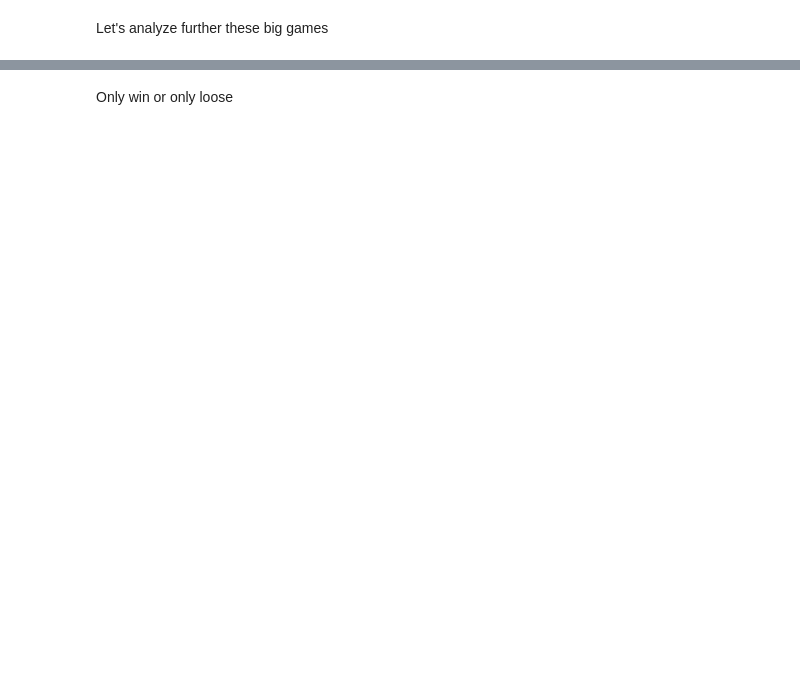
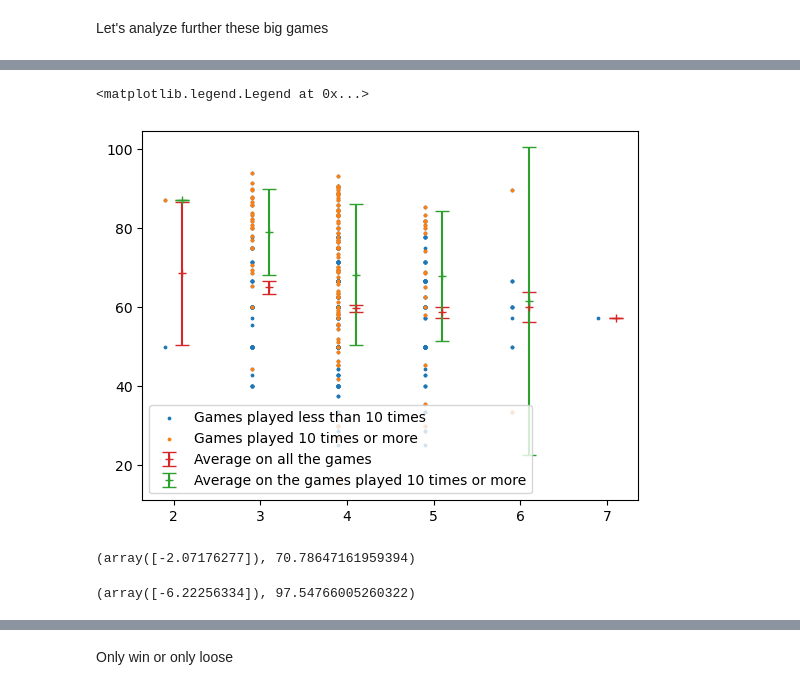
Before and after one commit to epfl-ada/ada-2024-project-outlier-1, a Jupyter notebook: part1_analysis.ipynb, the cells around one changed output, grey strips where cells are left out. Saved outputs shown, nothing was run; the diff lists cells and outputs as text; code cells hidden in the pictures; blank space fills up the shorter version.

```diff
--- a/part1_analysis.ipynb
+++ b/part1_analysis.ipynb
@@ -450,0 +471,36 @@ plt.legend();
+# %%
+# np.histogram2d(stats_games['shortest_path'], stats_games['percentage_success'])
+# plt.hist2d(stats_games['shortest_path'], stats_games['percentage_success'])
+ms=3; cp=5; gap=0.1
+plt.scatter(stats_games['shortest_path']-gap, stats_games['percentage_success'], s=ms, label=f'Games played less than {num_games} times')
+plt.scatter(stats_big_games['shortest_path']-gap, stats_big_games['percentage_success'], s=ms, label=f'Games played {num_games} times or more')
+
+plt.errorbar(np.arange(stats_games['shortest_path'].min(), stats_games['shortest_path'].max()+1)+gap,
+             stats_games[['percentage_success', 'shortest_path']].groupby('shortest_path').mean().values.flatten(),
+             yerr=stats_games[['percentage_success', 'shortest_path']].groupby('shortest_path').sem().fillna(0).values.flatten()*1.96/2,
+             linestyle='', marker='+', markersize=ms*2, capsize=cp, color='tab:red', label='Average on all the games')
+
+plt.errorbar(np.arange(stats_big_games['shortest_path'].min(), stats_big_games['shortest_path'].max()+1)+gap,
+             stats_big_games[['percentage_success', 'shortest_path']].groupby('shortest_path').mean().values.flatten(),
+             yerr=stats_big_games[['percentage_success', 'shortest_path']].groupby('shortest_path').std().fillna(0).values.flatten()*1.96/2,
+             linestyle='', marker='+', markersize=ms*2, capsize=cp, color='tab:green', label=f'Average on the games played {num_games} times or more')
+
+plt.xticks()
+plt.legend()
+# %% [output]
+<matplotlib.legend.Legend at 0x...>
+[figure, added]
+# %%
+from sklearn.linear_model import LinearRegression
+
+linReg = LinearRegression()
+linReg.fit(np.arange(stats_games['shortest_path'].min(), stats_games['shortest_path'].max()+1).reshape(-1, 1), stats_games[['percentage_success', 'shortest_path']].groupby('shortest_path').mean().values.flatten())
+linReg.coef_, linReg.intercept_
+# %% [output]
+(array([-2.07176277]), 70.78647161959394)
+# %%
+linReg = LinearRegression()
+linReg.fit(np.arange(stats_big_games['shortest_path'].min(), stats_big_games['shortest_path'].max()+1).reshape(-1, 1), stats_big_games[['percentage_success', 'shortest_path']].groupby('shortest_path').mean().values.flatten())
+linReg.coef_, linReg.intercept_
+# %% [output]
+(array([-6.22256334]), 97.54766005260322)
```
Also changed, not shown: parts of 10 cells of this notebook.
